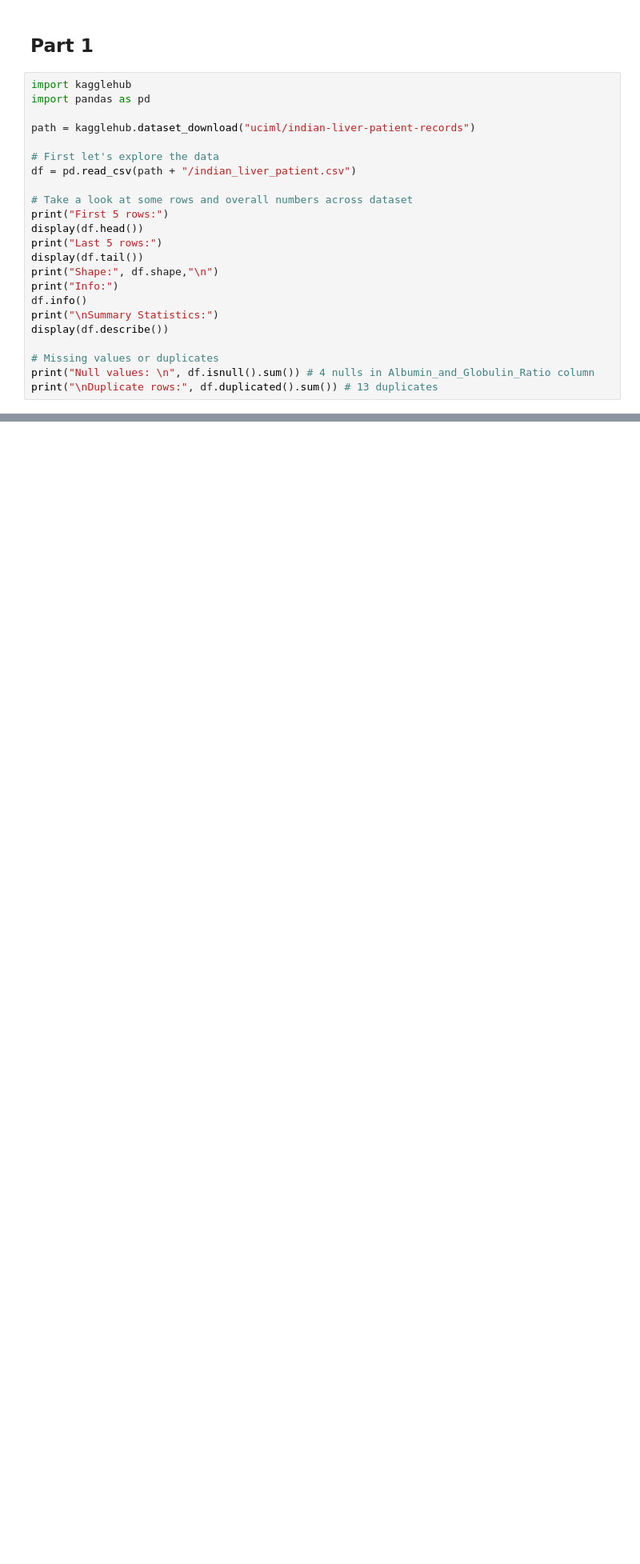
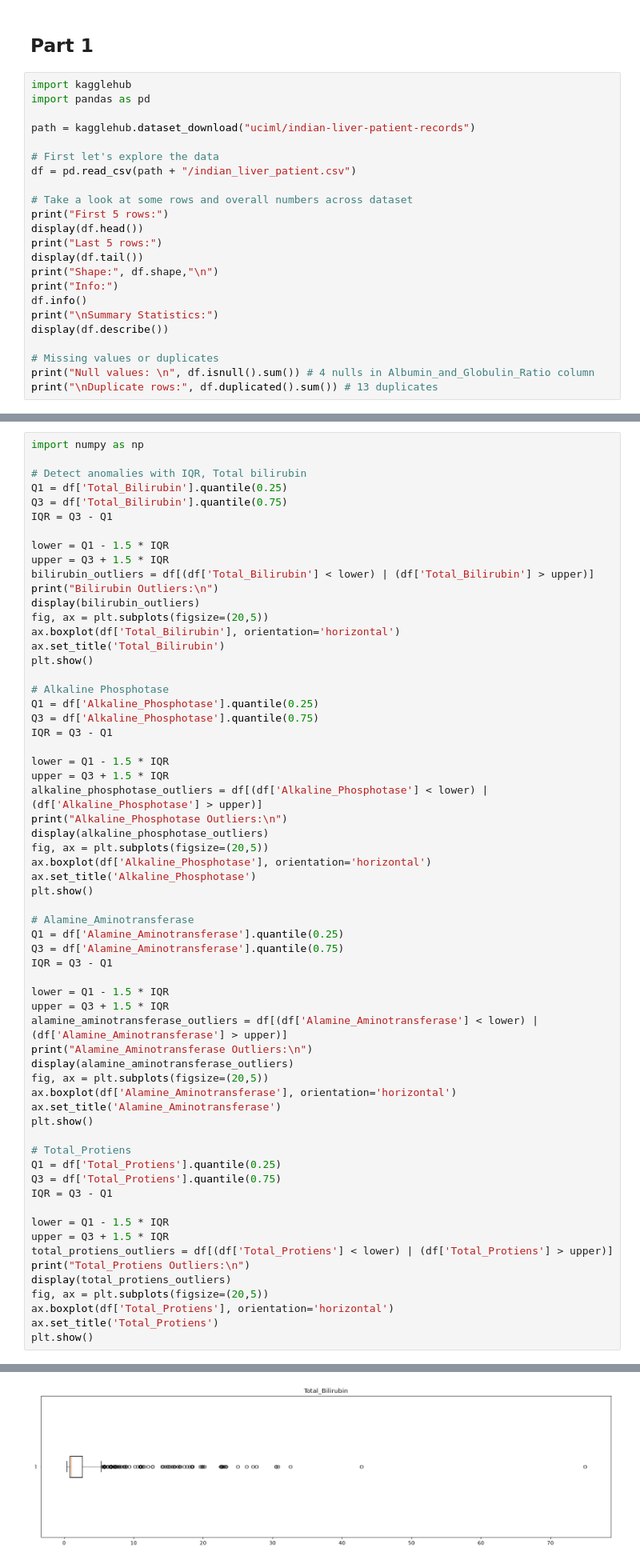
Before and after one commit to fernandezLeonardo/indian-liver-patient-classification, a Jupyter notebook: Fernandez_Leonardo_CA1.ipynb, the cells around one changed output, grey strips where cells are left out. Shown at 80% size. Saved outputs shown, nothing was run; the diff lists cells and outputs as text; blank space fills up the shorter version.

Commit message:
Detect anomalies

```diff
--- a/Fernandez_Leonardo_CA1.ipynb
+++ b/Fernandez_Leonardo_CA1.ipynb
@@ -87 +87,64 @@ plt.show()
 [figure]
+# %%
+import numpy as np
+
+# Detect anomalies with IQR, Total bilirubin
+Q1 = df['Total_Bilirubin'].quantile(0.25)
+Q3 = df['Total_Bilirubin'].quantile(0.75)
+IQR = Q3 - Q1
+
+lower = Q1 - 1.5 * IQR
+upper = Q3 + 1.5 * IQR
+bilirubin_outliers = df[(df['Total_Bilirubin'] < lower) | (df['Total_Bilirubin'] > upper)]
+print("Bilirubin Outliers:\n")
+display(bilirubin_outliers)
+fig, ax = plt.subplots(figsize=(20,5))
+ax.boxplot(df['Total_Bilirubin'], orientation='horizontal')
+ax.set_title('Total_Bilirubin')
+plt.show()
+
+# Alkaline Phosphotase
+Q1 = df['Alkaline_Phosphotase'].quantile(0.25)
+Q3 = df['Alkaline_Phosphotase'].quantile(0.75)
+IQR = Q3 - Q1
+
+lower = Q1 - 1.5 * IQR
+upper = Q3 + 1.5 * IQR
+alkaline_phosphotase_outliers = df[(df['Alkaline_Phosphotase'] < lower) | (df['Alkaline_Phosphotase'] > upper)]
+print("Alkaline_Phosphotase Outliers:\n")
+display(alkaline_phosphotase_outliers)
+fig, ax = plt.subplots(figsize=(20,5))
+ax.boxplot(df['Alkaline_Phosphotase'], orientation='horizontal')
+ax.set_title('Alkaline_Phosphotase')
+plt.show()
+
+# Alamine_Aminotransferase
+Q1 = df['Alamine_Aminotransferase'].quantile(0.25)
+Q3 = df['Alamine_Aminotransferase'].quantile(0.75)
+IQR = Q3 - Q1
+
+lower = Q1 - 1.5 * IQR
+upper = Q3 + 1.5 * IQR
+alamine_aminotransferase_outliers = df[(df['Alamine_Aminotransferase'] < lower) | (df['Alamine_Aminotransferase'] > upper)]
+print("Alamine_Aminotransferase Outliers:\n")
+display(alamine_aminotransferase_outliers)
+fig, ax = plt.subplots(figsize=(20,5))
+ax.boxplot(df['Alamine_Aminotransferase'], orientation='horizontal')
+ax.set_title('Alamine_Aminotransferase')
+plt.show()
+
+# Total_Protiens
+Q1 = df['Total_Protiens'].quantile(0.25)
+Q3 = df['Total_Protiens'].quantile(0.75)
+IQR = Q3 - Q1
+
+lower = Q1 - 1.5 * IQR
+upper = Q3 + 1.5 * IQR
+total_protiens_outliers = df[(df['Total_Protiens'] < lower) | (df['Total_Protiens'] > upper)]
+print("Total_Protiens Outliers:\n")
+display(total_protiens_outliers)
+fig, ax = plt.subplots(figsize=(20,5))
+ax.boxplot(df['Total_Protiens'], orientation='horizontal')
+ax.set_title('Total_Protiens')
+plt.show()
+# %% [output]
@@ -87,0 +165 @@ plt.show()
+[figure, added]
```
Also changed, not shown: parts of 2 cells of this notebook.
